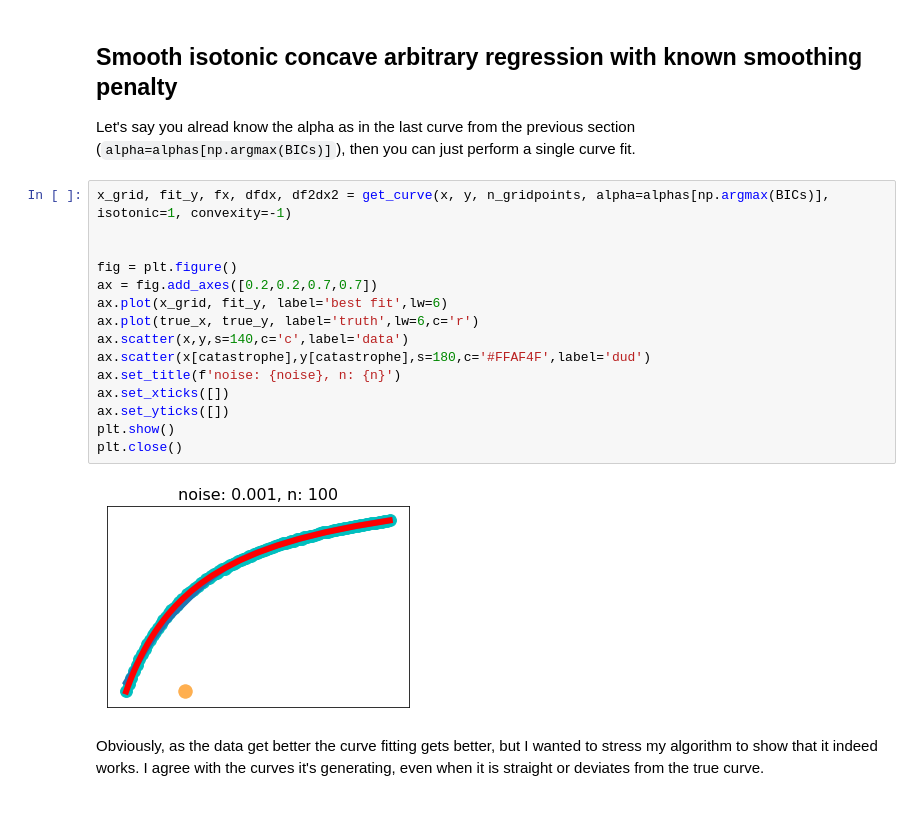
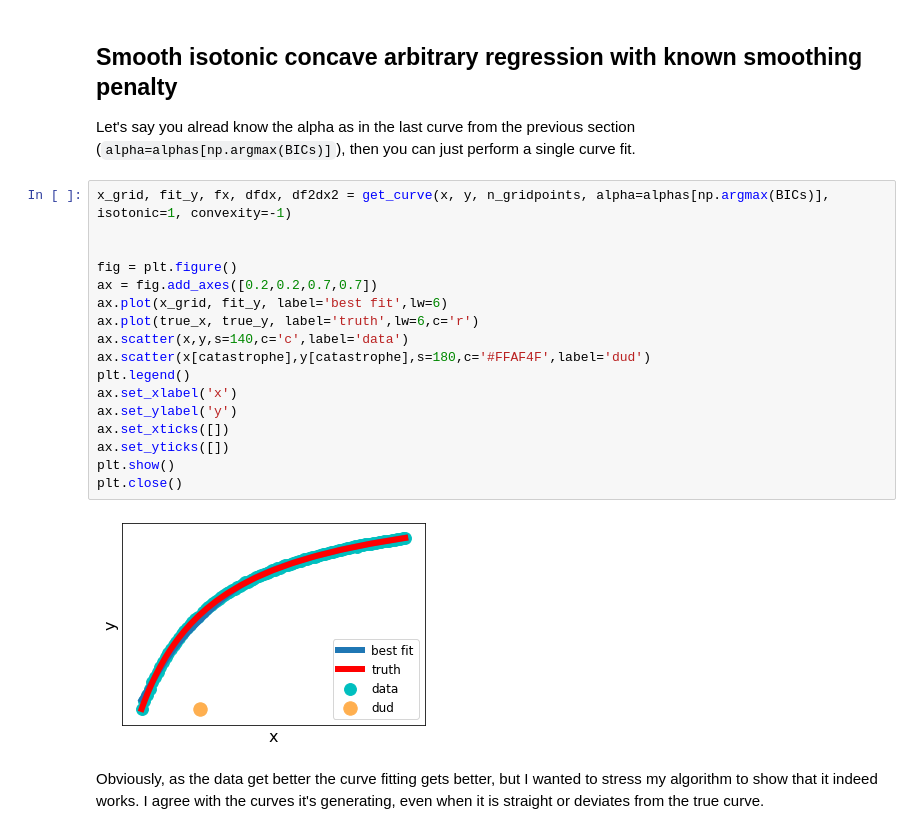
Before and after one commit to rhys-m-adams/Smooth-isotonic-convex-regressor, a Jupyter notebook: smooth_isotonic_regressor.ipynb, the cells around one changed output. Cells and saved outputs as stored; diff of their text form.

Commit message:
updated demo image

```diff
--- a/smooth_isotonic_regressor.ipynb
+++ b/smooth_isotonic_regressor.ipynb
@@ -67,20 +67,22 @@ Let's say you alread know the alpha as in the last curve from the previous secti
 # %%
 x_grid, fit_y, fx, dfdx, df2dx2 = get_curve(x, y, n_gridpoints, alpha=alphas[np.argmax(BICs)], isotonic=1, convexity=-1)
 
 
 fig = plt.figure()
 ax = fig.add_axes([0.2,0.2,0.7,0.7])
 ax.plot(x_grid, fit_y, label='best fit',lw=6)
 ax.plot(true_x, true_y, label='truth',lw=6,c='r')
 ax.scatter(x,y,s=140,c='c',label='data')
 ax.scatter(x[catastrophe],y[catastrophe],s=180,c='#FFAF4F',label='dud')
-ax.set_title(f'noise: {noise}, n: {n}')
+plt.legend()
+ax.set_xlabel('x')
+ax.set_ylabel('y')
 ax.set_xticks([])
 ax.set_yticks([])
 plt.show()
 plt.close()
 # %% [output]
-[figure, old version]
+[figure, new version]
 # %% [markdown]
 Obviously, as the data get better the curve fitting gets better, but I wanted to stress my algorithm to show that it indeed works. I agree with the curves it's generating, even when it is straight or deviates from the true curve.
 # %% [markdown]
```
